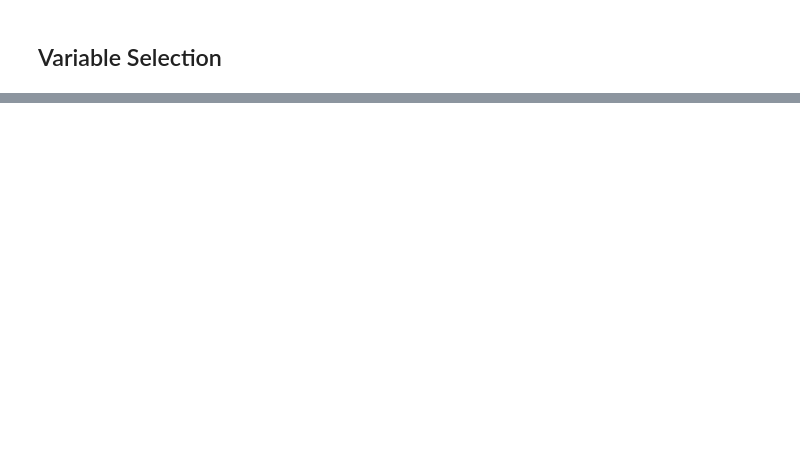
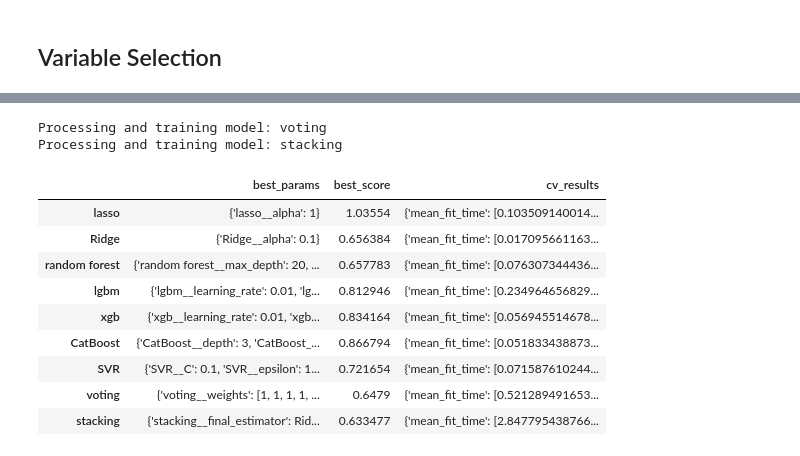
Before and after one commit to Yimei-Yang/Kaggle-WritingQuality, a Jupyter notebook: notebook.ipynb, the cells around one changed output, grey strips where cells are left out. Saved outputs shown, nothing was run; the diff lists cells and outputs as text; code cells hidden in the pictures; blank space fills up the shorter version.

Commit message:
added hyperparameter tuning + voting/stacking regressor

```diff
--- a/notebook.ipynb
+++ b/notebook.ipynb
@@ -667,0 +810,80 @@ Processing and training model: SVR
+# %%
+from sklearn.ensemble import StackingRegressor
+models_Voting_Stacking = ({
+    "voting": VotingRegressor(estimators=list(models.items())),
+    "stacking": StackingRegressor(estimators=list(models.items()), final_estimator=Ridge())
+})
+# %%
+param_grid_2=({
+    "voting": {
+        "voting__weights": [[1, 1, 1, 1, 1, 1, 1], [1, 3, 2, 1, 1, 1, 1], [1, 2, 3, 1, 1, 1, 1]]  # Adjust as needed
+    },
+    "stacking": {
+        "stacking__final_estimator": [Ridge(alpha=a) for a in [0.1, 1, 10]]  # Example with Ridge as final estimator
+    }
+})
+# %%
+from sklearn.model_selection import GridSearchCV
+from sklearn.pipeline import Pipeline
+
+for name, model in models_Voting_Stacking.items():
+    print(f"Processing and training model: {name}")
+
+    if name in ["lasso", "Ridge"]:
+        selected_features[name] = X_train.columns.tolist()
+    elif name in ["random forest", "voting", "stacking"]:
+        feature_selector = SelectFromModel(estimator=RandomForestRegressor(n_estimators=100, random_state=123))
+    elif name in ["lgbm", "xgb", "CatBoost"]:
+        feature_selector = RFECV(estimator=model, step=1, cv=5)
+    elif name == "SVR":
+        svr_model = SVR(C=1.0, kernel='linear', gamma='scale', epsilon=0.1)
+        feature_selector = RFECV(estimator=svr_model, step=1, cv=5)
+
+    if name not in ["lasso", "Ridge"]:
+        feature_selection_pipeline = make_pipeline(
+            FunctionTransformer(lambda x: np.nan_to_num(x, nan=np.nan, posinf=0, neginf=0)),
+            SimpleImputer(strategy='mean'),
+            FunctionTransformer(lambda x: np.log1p(np.abs(x))),
+            RobustScaler(),
+            feature_selector
+        )
+        feature_selection_pipeline.fit(X_train, y_train)
+        if isinstance(feature_selector, SelectFromModel):
+            selected_features[name] = X_train.columns[feature_selector.get_support()].tolist()
+        elif isinstance(feature_selector, RFECV):
+            selected_features[name] = X_train.columns[feature_selector.support_].tolist()
+
+    X_train_selected = X_train[selected_features[name]]
+
+    # Define pipeline without the model
+    preprocessor = make_pipeline(
+        FunctionTransformer(lambda x: np.nan_to_num(x, nan=np.nan, posinf=0, neginf=0)),
+        SimpleImputer(strategy='mean'),
+        FunctionTransformer(lambda x: np.log1p(np.abs(x))),
+        RobustScaler()
+    )
+
+    # Prepare the full pipeline with preprocessor and model
+    if name in param_grid_2:
+        full_pipeline = Pipeline(steps=[('preprocessor', preprocessor), (name, model)])
+        grid_search = GridSearchCV(full_pipeline, param_grid_2[name], cv=5, scoring=scoring_metric, return_train_score=True)
+        grid_search.fit(X_train_selected, y_train)
+        results[name] = {
+            'best_params': grid_search.best_params_,
+            'best_score': grid_search.best_score_,
+            'cv_results': grid_search.cv_results_
+        }
+pd.DataFrame(results).T
+# %% [output]
+Processing and training model: voting
+Processing and training model: stacking
+|  | best_params | best_score | cv_results |
+| lasso | {'lasso__alpha': 1} | 1.03554 | {'mean_fit_time': [0.103509140014... |
+| Ridge | {'Ridge__alpha': 0.1} | 0.656384 | {'mean_fit_time': [0.017095661163... |
+| random forest | {'random forest__max_depth': 20, ... | 0.657783 | {'mean_fit_time': [0.076307344436... |
+| lgbm | {'lgbm__learning_rate': 0.01, 'lg... | 0.812946 | {'mean_fit_time': [0.234964656829... |
+| xgb | {'xgb__learning_rate': 0.01, 'xgb... | 0.834164 | {'mean_fit_time': [0.056945514678... |
+| CatBoost | {'CatBoost__depth': 3, 'CatBoost_... | 0.866794 | {'mean_fit_time': [0.051833438873... |
+| SVR | {'SVR__C': 0.1, 'SVR__epsilon': 1... | 0.721654 | {'mean_fit_time': [0.071587610244... |
+| voting | {'voting__weights': [1, 1, 1, 1, ... | 0.6479 | {'mean_fit_time': [0.521289491653... |
+| stacking | {'stacking__final_estimator': Rid... | 0.633477 | {'mean_fit_time': [2.847795438766... |
```
Also changed, not shown: parts of 11 cells of this notebook, 4 other files.
